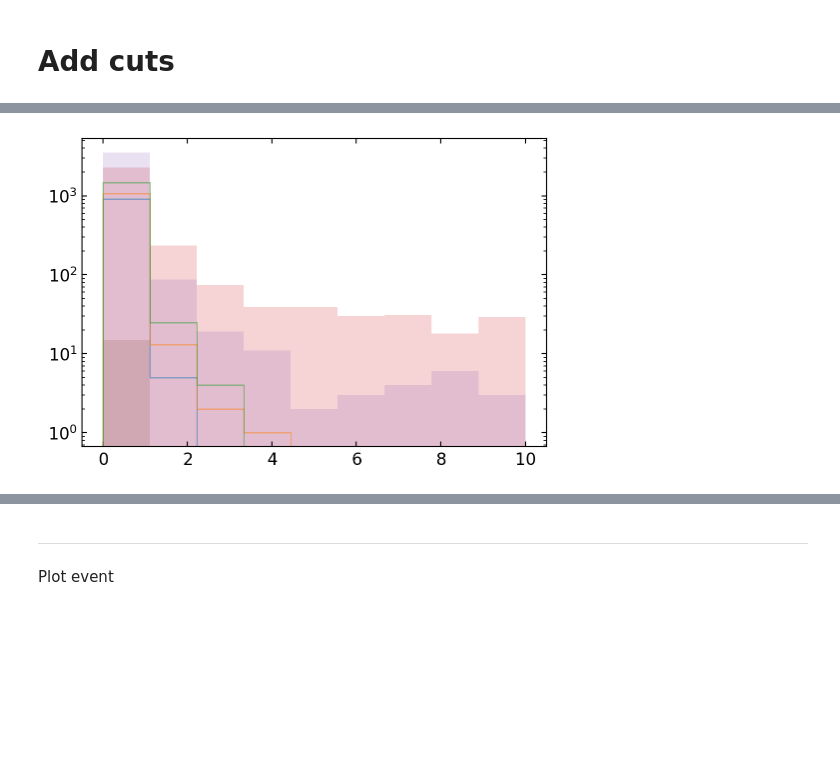
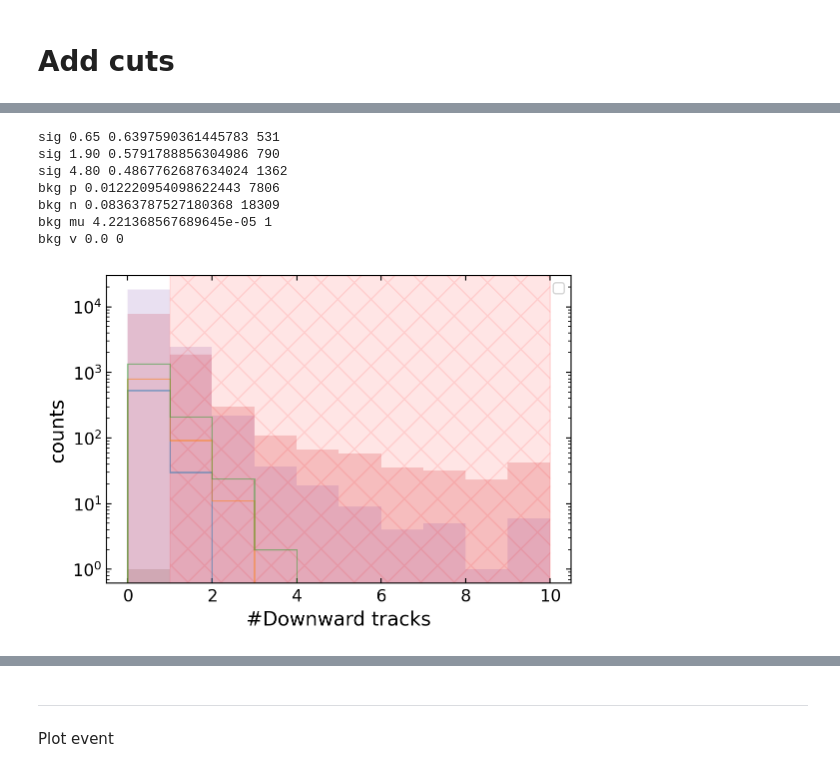
Before and after one commit to EdmondRen/mathusla-newsim, a Jupyter notebook: studies/mathusla40/llp_rhnmu_sms/10.cut_dev_rhn_mu.ipynb, the cells around one changed output, grey strips where cells are left out. Drawn from its saved outputs; the diff is of its cells as text; code cells hidden in the pictures; blank space fills up the shorter version.

```diff
--- a/studies/mathusla40/llp_rhnmu_sms/10.cut_dev_rhn_mu.ipynb
+++ b/studies/mathusla40/llp_rhnmu_sms/10.cut_dev_rhn_mu.ipynb
@@ -225,7 +347,7 @@ for name, cfg in plot_settings.items():
 
     x = (res["vertex_xyzt"][:,0])[mask]/1000
     y = (res["vertex_xyzt"][:,2])[mask]/1000
-    # ax2.hist2d(x, y, bins=(80,40), norm=mpl.colors.LogNorm())
+    ax2.hist2d(x, y, bins=(80,40), norm=mpl.colors.LogNorm())
     ax2.set_xlabel("x [m]")
     ax2.set_ylabel("z [m]")
 
@@ -256,11 +445,12 @@ for name, cfg in plot_settings.items():
 for name, cfg in plot_settings.items():
     res = data[name]
 
-    mask = res.get_cut("Fiducial volume")#& res.get_cut("N track downward")
-    # mask = res.get_cut(f"More than {NTRACK} tracks") & res.get_cut("Fiducial volume")
+    mask_accu = res.get_cut("Fiducial volume")  & res.get_cut("Track-vertex distance") & res.get_cut("Track-veto distance")
+    mask_this = res.get_cut("Track velocity")
+    plt.hist(res["vertex_slowest_track"][mask_accu], bins=70,range=(0,500),alpha=0.5, color=cfg.color, label=cfg.label, histtype=cfg.histtype)
 
-    plt.hist(res["vertex_slowest_track"][mask], bins=70,range=(0,500),alpha=0.5, color=cfg.color, label=cfg.label, histtype=cfg.histtype)
-
+    mask  = mask_accu&mask_this
+    print(name, sum(mask)/len(mask))
 
 plt.xlabel("Track speed [mm/ns]")
 # plt.ylim(1,2e3)
@@ -277,9 +474,14 @@ plt.show()
 # %%
 for name, cfg in plot_settings.items():
     res = data[name]
-    mask =  res.get_cut("Fiducial volume") # res.get_cut("N_hits vs N_veto") &res.get_cut("N_hits vs N_veto 2") #| res.get_cut("True") res.get_cut("N track downward") & res.get_cut("Track velocity") &
-    plt.hist(res["vertex_ndigi_before_limited"][mask], range=(-0.5,20.5), bins=21, alpha=0.6,\
+
+    mask_accu = res.get_cut("Fiducial volume")  & res.get_cut("Track-vertex distance") & res.get_cut("Track-veto distance") &  res.get_cut("Track velocity")
+    mask_this = res.get_cut("N digi before")
+    plt.hist(res["vertex_ndigi_before_limited"][mask_accu], range=(-0.5,20.5), bins=21, alpha=0.6,\
              color=cfg.color, label=cfg.label, histtype=cfg.histtype)
+
+    mask  = mask_accu&mask_this
+    print(name, sum(mask)/len(mask))
 
 plt.gca().xaxis.set_major_locator(mpl.ticker.MaxNLocator(nbins=11, integer=True))
 
@@ -345,39 +505,28 @@ save_fig("comb_cms_angle")
 # %%
-f_ndown_cut = lambda x: ((x-6)*.8 + 0.5) * (x >=6) + 0.5 * (x<6)
+for name, cfg in plot_settings.items():
+    res = data[name]
 
-for name, cfg in plot_settings.items():
-    # if "bkg" in name:
-    #     continue
+    mask_accu = res.get_cut("Fiducial volume")  & res.get_cut("Track-vertex distance") & res.get_cut("Track-veto distance") &  res.get_cut("Track velocity")  & res.get_cut("N digi before")
+    mask_this = res.get_cut("N track downward")
+    mask  = mask_accu&mask_this
+    print(name, sum(mask)/len(mask), sum(mask))
 
-    res = data[name]
-    # mask = res.get_cut("Fiducial volume")
-    mask =  res.get_cut("Fiducial volume")  & res.get_cut("Track velocity") & res.get_cut("N digi before") & res.get_cut("Angle to CMS")
+    x = (res["event_ndownward_track"][:,0] + res["event_ndownward_track"][:,1])
+    plt.hist(x[mask_accu], bins=np.linspace(0,10,11), histtype=cfg.histtype, log=1, alpha=cfg.alpha_marker)
 
-    x = (res["event_ntracks"])[mask]
-    y = (res["event_ndownward_track"][:,0] + res["event_ndownward_track"][:,1])[mask]
-    # y = (res["event_ndownward_track"])[mask]
-    # plt.scatter(x, y, color=cfg.color, label=cfg.label, marker=cfg.marker, alpha=cfg.alpha_marker, s=cfg.markersize*4)
+plt.xlabel("#Downward tracks")
+plt.ylabel("counts")
+plt.yscale("log")
+plt.legend()
+plt.axvspan(1,10,color="r", alpha=0.1, hatch="X")
 
-    plt.hist(y, bins=np.linspace(0,10,10), histtype=cfg.histtype, log=1, alpha=cfg.alpha_marker)
-
-
-
-# xlim=30
-# ylim=30
-# x_plot = np.linspace(0,xlim,100)
-# plt.plot(x_plot, f_ndown_cut(x_plot), color="r", linestyle=":")
-# plt.fill_between(x_plot, f_ndown_cut(x_plot), ylim, color="r", alpha=0.05, hatch="X")
-# plt.xlabel("#track")
-# plt.ylabel("#track downwards")
-# plt.xlim(0,xlim)
-# plt.ylim(0,ylim)
-# lh = plt.legend(fontsize=11)
-
-# # make legend non-transparent
-# for handle in lh.legend_handles:
-#     handle.set_alpha(1.0)  # Make legend items fully opaque
-
-# # Save figure
-# save_fig("comb_n_downward_track")
+lh = plt.legend(fontsize=10)
 # %% [output]
+sig 0.65 0.6397590361445783 531
+sig 1.90 0.5791788856304986 790
+sig 4.80 0.4867762687634024 1362
+bkg p 0.012220954098622443 7806
+bkg n 0.08363787527180368 18309
+bkg mu 4.221368567689645e-05 1
+bkg v 0.0 0
-[figure, old version]
+[figure, new version]
```
Also changed, not shown: parts of 37 cells of this notebook, 26 other files.
